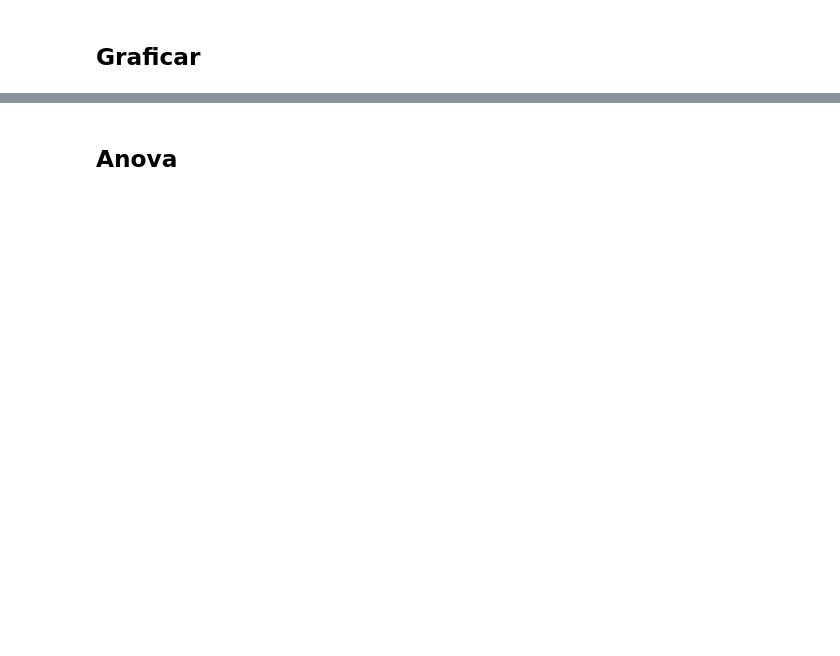
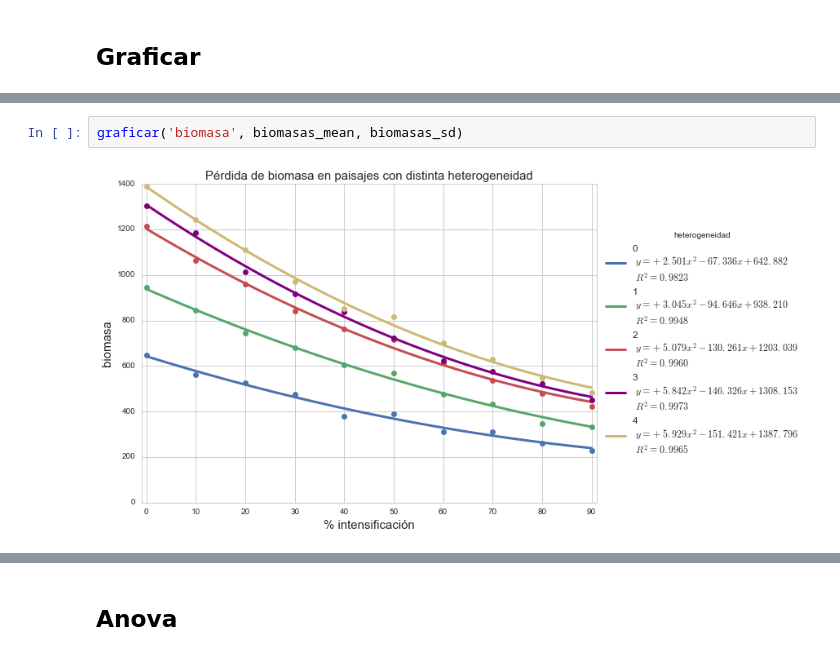
Before and after one commit to iramosp/MatrizAgroecol-gica, a Jupyter notebook: Analisis_Exp1.ipynb, the cells around one changed output, grey strips where cells are left out. Drawn from its saved outputs; the diff is of its cells as text; blank space fills up the shorter version.

```diff
--- a/Analisis_Exp1.ipynb
+++ b/Analisis_Exp1.ipynb
@@ -136,0 +240,4 @@ graficar('riqueza', riquezas_mean, riquezas_sd)
+# %%
+graficar('biomasa', biomasas_mean, biomasas_sd)
+# %% [output]
+[figure, added]
```
Also changed, not shown: parts of 31 cells of this notebook.
